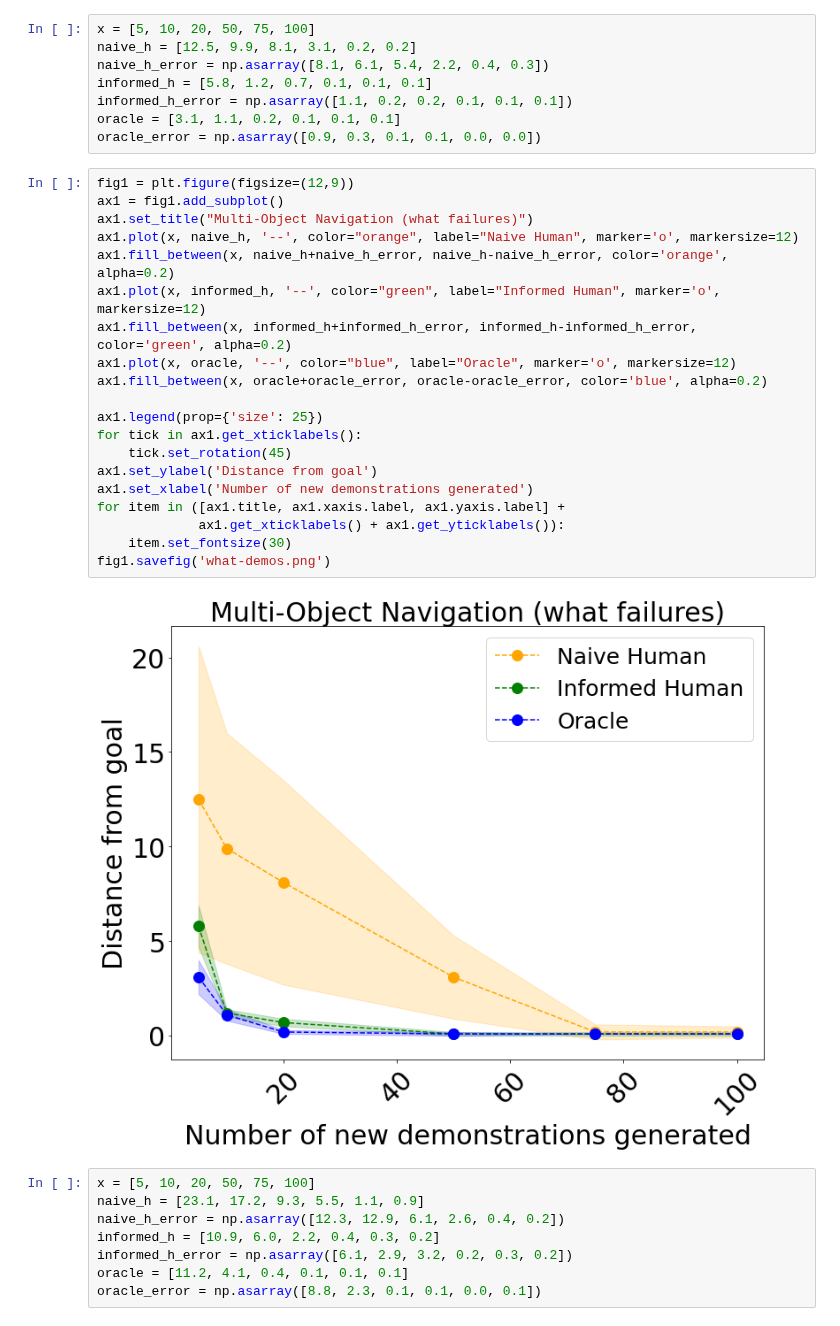
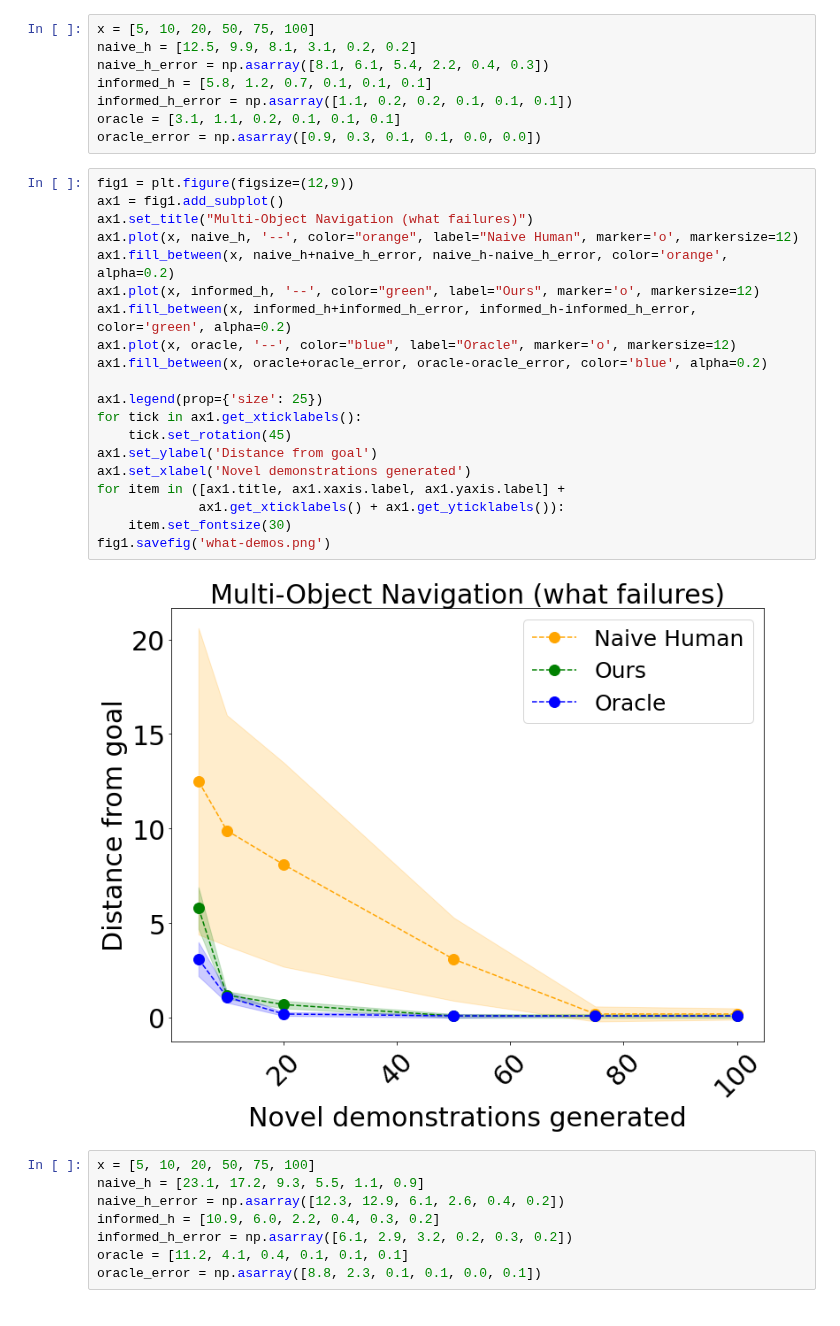
Before and after one commit to andipeng/counterfactual-adaptation, a Jupyter notebook: plots.ipynb, the cells around one changed output. Saved outputs shown, nothing was run; the diff lists cells and outputs as text.

Commit message:
plots

```diff
--- a/plots.ipynb
+++ b/plots.ipynb
@@ -12,25 +12,25 @@ oracle_error = np.asarray([0.9, 0.3, 0.1, 0.1, 0.0, 0.0])
 # %%
 fig1 = plt.figure(figsize=(12,9))
 ax1 = fig1.add_subplot()
 ax1.set_title("Multi-Object Navigation (what failures)")
 ax1.plot(x, naive_h, '--', color="orange", label="Naive Human", marker='o', markersize=12)
 ax1.fill_between(x, naive_h+naive_h_error, naive_h-naive_h_error, color='orange', alpha=0.2)
-ax1.plot(x, informed_h, '--', color="green", label="Informed Human", marker='o', markersize=12)
+ax1.plot(x, informed_h, '--', color="green", label="Ours", marker='o', markersize=12)
 ax1.fill_between(x, informed_h+informed_h_error, informed_h-informed_h_error, color='green', alpha=0.2)
 ax1.plot(x, oracle, '--', color="blue", label="Oracle", marker='o', markersize=12)
 ax1.fill_between(x, oracle+oracle_error, oracle-oracle_error, color='blue', alpha=0.2)
 
 ax1.legend(prop={'size': 25})
 for tick in ax1.get_xticklabels():
     tick.set_rotation(45)
 ax1.set_ylabel('Distance from goal')
-ax1.set_xlabel('Number of new demonstrations generated')
+ax1.set_xlabel('Novel demonstrations generated')
 for item in ([ax1.title, ax1.xaxis.label, ax1.yaxis.label] +
              ax1.get_xticklabels() + ax1.get_yticklabels()):
     item.set_fontsize(30)
 fig1.savefig('what-demos.png')
 # %% [output]
-[figure, old version]
+[figure, new version]
 # %%
 x = [5, 10, 20, 50, 75, 100]
 naive_h = [23.1, 17.2, 9.3, 5.5, 1.1, 0.9]
```
Also changed, not shown: parts of 1 cell of this notebook, 31 other files.
